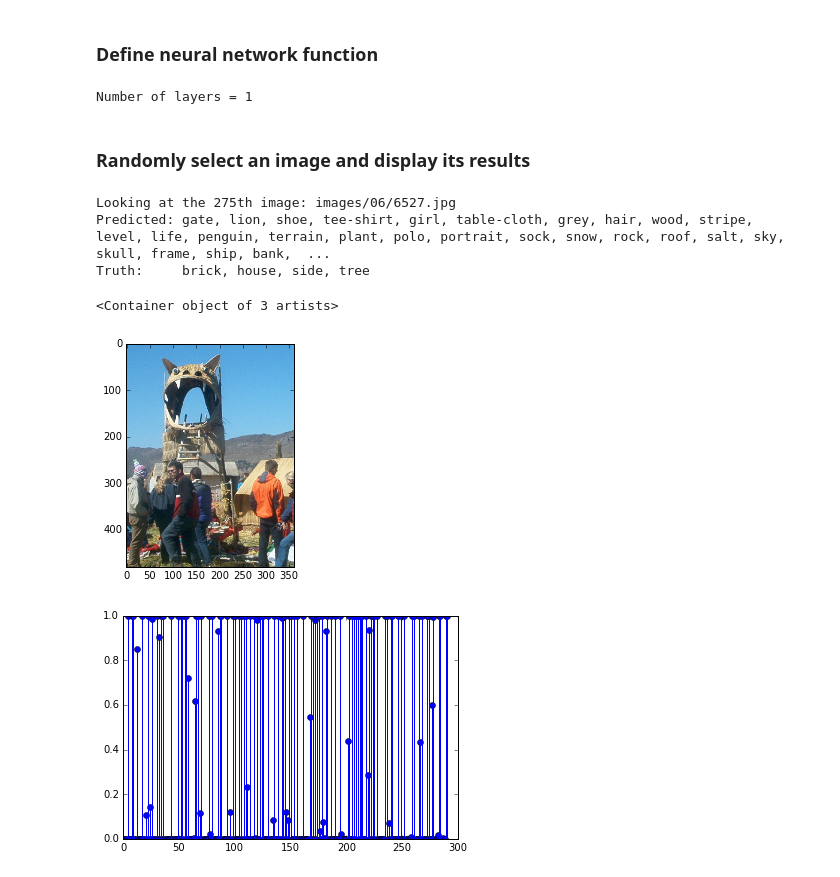
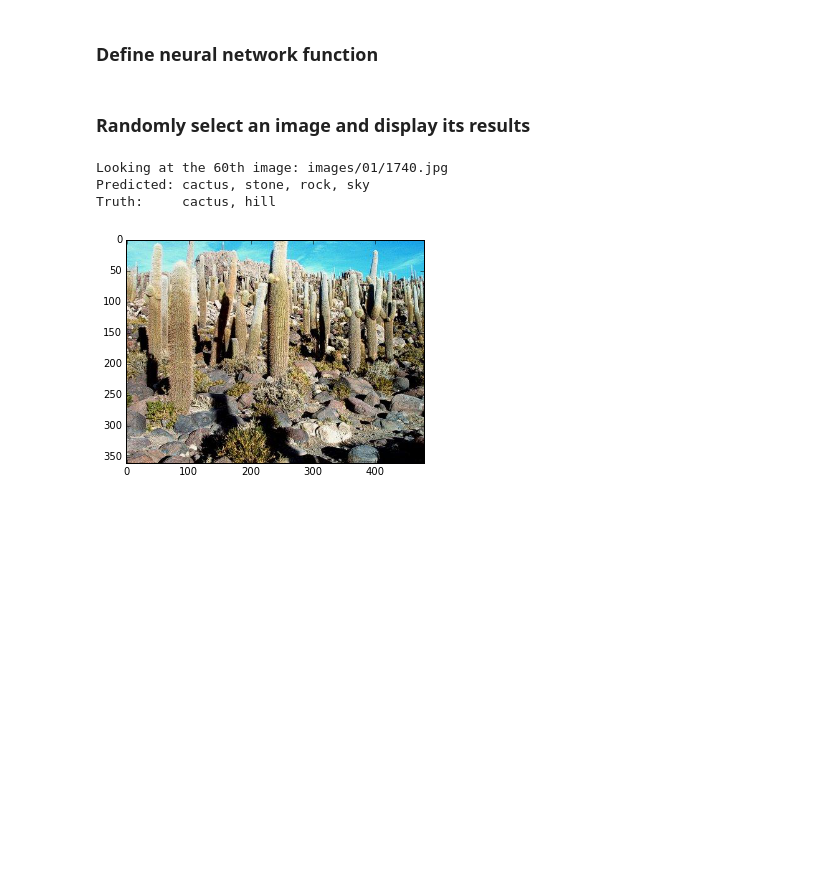
Before and after one commit to karllab41/attalos, a Jupyter notebook: attalos/imgtxt_algorithms/sampledSM/testtheano.ipynb, the cells around one changed output. Saved outputs shown, nothing was run; the diff lists cells and outputs as text; code cells hidden in the pictures; blank space fills up the shorter version.

Commit message:
Updated *.ipynb, two layers, updates to precision=29%, recall 28%

```diff
--- a/attalos/imgtxt_algorithms/sampledSM/testtheano.ipynb
+++ b/attalos/imgtxt_algorithms/sampledSM/testtheano.ipynb
@@ -16,9 +16,9 @@ Using gpu device 0: GeForce GTX TITAN X (CNMeM is disabled, cuDNN 4007)
 d = 100
 m = 10
 lr = 0.001
-layers = 1
+layers = 2
 epochs = 100
-weightfile = 'params-ix.npz'
+weightfile = 'params-2x_0614.npz'
 # %% [markdown]
 ### Load AlexNet Features (fc7) for all of IAPR-TC12
 # %%
@@ -47,46 +59,48 @@ if 'Wh' in np.load(weightfile).keys():
+# %%
+# Define the sigmoid function
+def sigmoid(x):
+    return 1 / (1 + np.exp(-x))
+
+# Define rectified linear unit (relu)
+def relu(x):
+    return np.maximum(x, 0)
 # %% [markdown]
 ### Define neural network function
 # %%
 ns = negsamp.NegativeSampler(wc / wc.sum())
 
-# Define functionality
-x = T.vector()
-if layers == 1:
-    print "Number of layers = 1"
-    yh = T.nnet.sigmoid( Wc.dot(Wi.dot(x)) )
-else:
-    print "Number of layers = 2"
-    yh = T.nnet.sigmoid( Wc.dot(Wi.dot(T.nnet.relu(Wh.dot(x)))) )
-predictor = theano.function( inputs =[x], outputs = yh, allow_input_downcast=True )
+def predictor( inputx ):
+    yh = sigmoid( Wc.dot(Wi.dot(relu(Wh.dot(inputx)))) )
+    return yh
+# predictor = theano.function( inputs =[x], outputs = yh, allow_input_downcast=True )
+
+def sigmoid (x ):
+    return 1 / (1 + np.exp(-x) )
-# %% [output]
-Number of layers = 1
 # %% [markdown]
 ### Randomly select an image and display its results
 # %%
 # Randomly select an image
 i=np.random.randint(0, yTe.shape[1])
 
 # Run example
-input=xTr[i];output=yTr[i];
+inputx=xTe[i];output=yTe[i];
 imname='images/'+test_ims_full[i]+'.jpg';
 print "Looking at the "+str(i)+"th image: "+imname
 im=plt.imread(imname)
 
 # Prediction
-ypwords = [D[j] for j in predictor( input ).argsort()[::-1] [ 0:(predictor(input)>0.5).sum() ] ]
+ypwords = [D[j] for j in predictor( inputx ).argsort()[::-1] [ 0:(predictor(inputx)>0.5).sum() ] ]
 # Truth
 ytwords = [D[j] for j in ns.posidx( output ) ]
 
 plt.imshow(im)
 print 'Predicted: '+ ', '.join(ypwords)
 print 'Truth:     '+ ', '.join(ytwords)
 
-plt.figure()
-plt.stem( predictor(input) )
+# plt.figure()
+# plt.stem( predictor(inputx) )
 # %% [output]
-Looking at the 275th image: images/06/6527.jpg
-Predicted: gate, lion, shoe, tee-shirt, girl, table-cloth, grey, hair, wood, stripe, level, life, penguin, terrain, plant, polo, portrait, sock, snow, rock, roof, salt, sky, skull, frame, ship, bank,  ...
-Truth:     brick, house, side, tree
+Looking at the 60th image: images/01/1740.jpg
+Predicted: cactus, stone, rock, sky
+Truth:     cactus, hill
-<Container object of 3 artists>
-[figure, old version]
+[figure, new version]
-[figure, removed]
```
Also changed, not shown: parts of 5 cells of this notebook, 2 other files.
